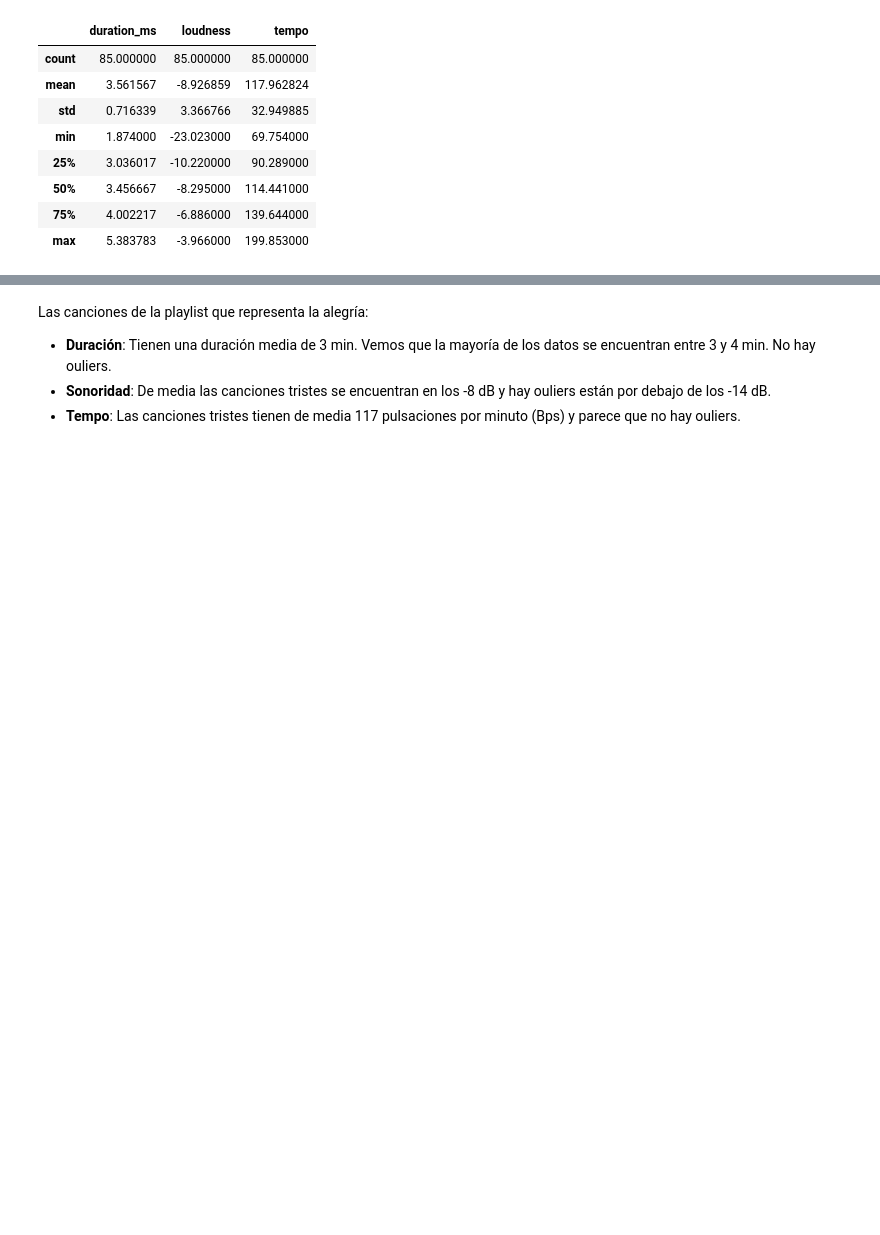
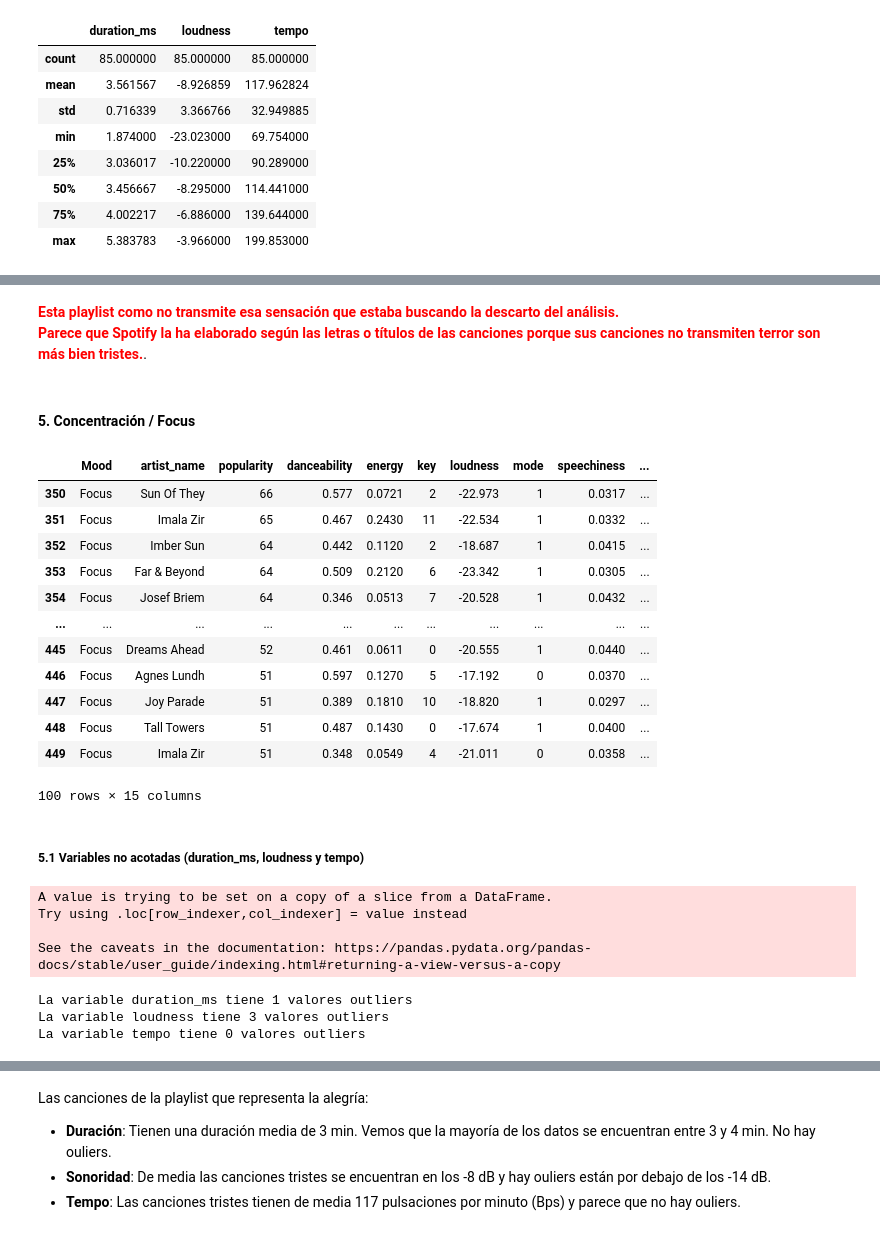
Before and after one commit to bravovielisa/Spotify_analysis, a Jupyter notebook: Notebooks/EDA.ipynb, the cells around one changed output, grey strips where cells are left out. Saved outputs shown, nothing was run; the diff lists cells and outputs as text; code cells hidden in the pictures; blank space fills up the shorter version.

```diff
--- a/Notebooks/EDA.ipynb
+++ b/Notebooks/EDA.ipynb
@@ -293,0 +557,32 @@ sad_df[['duration_ms','loudness','tempo']].describe()
+# %% [markdown]
+<span style="color:red">**Esta playlist como no transmite esa sensación que estaba buscando la descarto del análisis.
+Parece que Spotify la ha elaborado según las letras o títulos de las canciones porque sus canciones no transmiten terror son más bien tristes.**</span>.
+# %% [markdown]
+#### 5. Concentración / Focus
+# %%
+focus_df = df[(df.Mood == 'Focus')]
+focus_df
+# %% [output]
+|  | Mood | artist_name | popularity | danceability | energy | key | loudness | mode | speechiness | ... |
+| 350 | Focus | Sun Of They | 66 | 0.577 | 0.0721 | 2 | -22.973 | 1 | 0.0317 | ... |
+| 351 | Focus | Imala Zir | 65 | 0.467 | 0.2430 | 11 | -22.534 | 1 | 0.0332 | ... |
+| 352 | Focus | Imber Sun | 64 | 0.442 | 0.1120 | 2 | -18.687 | 1 | 0.0415 | ... |
+| 353 | Focus | Far & Beyond | 64 | 0.509 | 0.2120 | 6 | -23.342 | 1 | 0.0305 | ... |
+| 354 | Focus | Josef Briem | 64 | 0.346 | 0.0513 | 7 | -20.528 | 1 | 0.0432 | ... |
+| ... | ... | ... | ... | ... | ... | ... | ... | ... | ... | ... |
+| 445 | Focus | Dreams Ahead | 52 | 0.461 | 0.0611 | 0 | -20.555 | 1 | 0.0440 | ... |
+| 446 | Focus | Agnes Lundh | 51 | 0.597 | 0.1270 | 5 | -17.192 | 0 | 0.0370 | ... |
+| 447 | Focus | Joy Parade | 51 | 0.389 | 0.1810 | 10 | -18.820 | 1 | 0.0297 | ... |
+| 448 | Focus | Tall Towers | 51 | 0.487 | 0.1430 | 0 | -17.674 | 1 | 0.0400 | ... |
+| 449 | Focus | Imala Zir | 51 | 0.348 | 0.0549 | 4 | -21.011 | 0 | 0.0358 | ... |
+100 rows × 15 columns
+# %% [markdown]
+##### 5.1 Variables no acotadas (duration_ms, loudness y tempo)
+# %%
+# Convierto ms a minutos: 1 min = 60.000 ms
+focus_df['duration_ms'] = focus_df['duration_ms']/60000
+# %% [output]
+A value is trying to be set on a copy of a slice from a DataFrame.
+Try using .loc[row_indexer,col_indexer] = value instead
+
+See the caveats in the documentation: https://pandas.pydata.org/pandas-docs/stable/user_guide/indexing.html#returning-a-view-versus-a-copy
@@ -293,0 +604,19 @@ sad_df[['duration_ms','loudness','tempo']].describe()
+# %%
+# Para ver la cantidad de outliers que hay en nuestro dataset
+cols = ['duration_ms', 'loudness', 'tempo']
+def outliers1 (df):
+    for col in cols:
+        Q1 = df[col].quantile(0.25)
+        Q3 = df[col].quantile(0.75)
+        IQR = Q3 - Q1
+        outlierIzq = Q1-(1.5*IQR)
+        outlierDer = Q3+(1.5*IQR)
+        outliers = df[col][(df[col] < outlierIzq) | (df[col] > outlierDer)]
+        print("La variable " + col + " tiene " + str(len(outliers)) + " valores outliers")
+
+
+outliers1(focus_df)
+# %% [output]
+La variable duration_ms tiene 1 valores outliers
+La variable loudness tiene 3 valores outliers
+La variable tempo tiene 0 valores outliers
```
Also changed, not shown: parts of 39 cells of this notebook.
